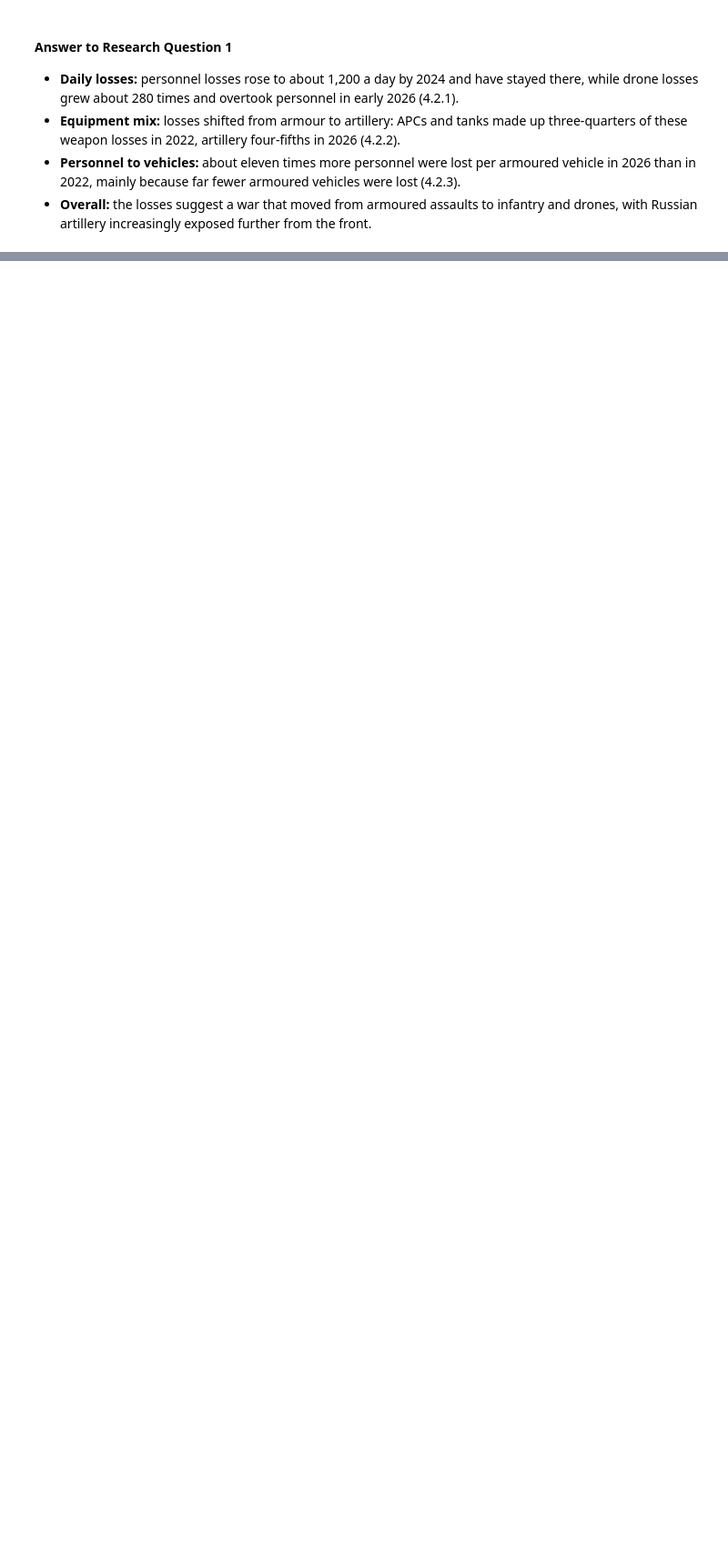
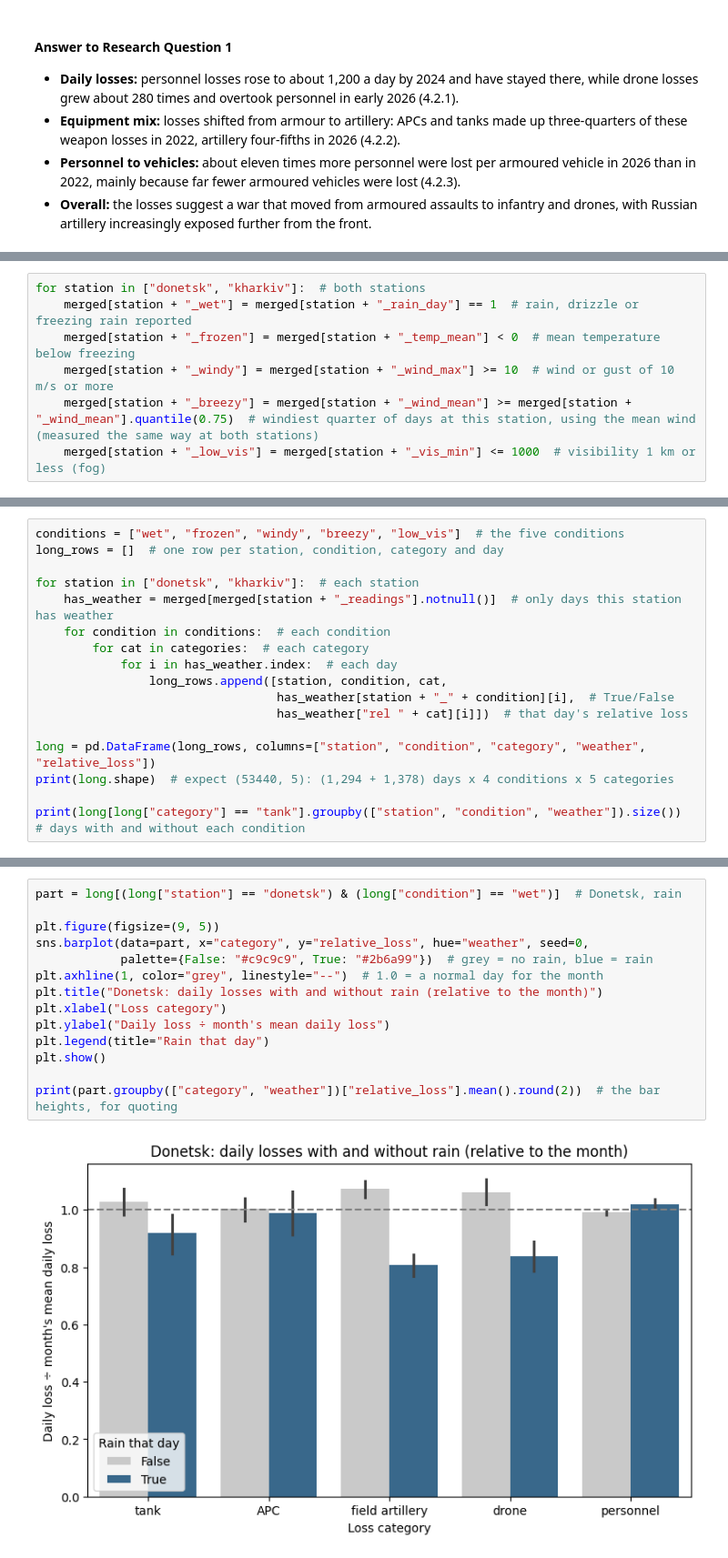
Before and after one commit to ABROCK1516/Ukraine-Losses-Weather, a Jupyter notebook: Ukraine_Losses_Weather.ipynb, the cells around one changed output, grey strips where cells are left out. Shown at 91% size. Saved outputs shown, nothing was run; the diff lists cells and outputs as text; blank space fills up the shorter version.

```diff
--- a/Ukraine_Losses_Weather.ipynb
+++ b/Ukraine_Losses_Weather.ipynb
@@ -2507,0 +2568,7 @@ dtype: float64
+# %%
+for station in ["donetsk", "kharkiv"]:  # both stations
+    merged[station + "_wet"] = merged[station + "_rain_day"] == 1  # rain, drizzle or freezing rain reported
+    merged[station + "_frozen"] = merged[station + "_temp_mean"] < 0  # mean temperature below freezing
+    merged[station + "_windy"] = merged[station + "_wind_max"] >= 10  # wind or gust of 10 m/s or more
+    merged[station + "_breezy"] = merged[station + "_wind_mean"] >= merged[station + "_wind_mean"].quantile(0.75)  # windiest quarter of days at this station, using the mean wind (measured the same way at both stations)
+    merged[station + "_low_vis"] = merged[station + "_vis_min"] <= 1000  # visibility 1 km or less (fog)
@@ -2507,0 +2577,17 @@ dtype: float64
+# %%
+conditions = ["wet", "frozen", "windy", "breezy", "low_vis"]  # the five conditions
+long_rows = []  # one row per station, condition, category and day
+
+for station in ["donetsk", "kharkiv"]:  # each station
+    has_weather = merged[merged[station + "_readings"].notnull()]  # only days this station has weather
+    for condition in conditions:  # each condition
+        for cat in categories:  # each category
+            for i in has_weather.index:  # each day
+                long_rows.append([station, condition, cat,
+                                  has_weather[station + "_" + condition][i],  # True/False
+                                  has_weather["rel " + cat][i]])  # that day's relative loss
+
+long = pd.DataFrame(long_rows, columns=["station", "condition", "category", "weather", "relative_loss"])
+print(long.shape)  # expect (53440, 5): (1,294 + 1,378) days x 4 conditions x 5 categories
+
+print(long[long["category"] == "tank"].groupby(["station", "condition", "weather"]).size())  # days with and without each condition
@@ -2507,0 +2615,16 @@ dtype: float64
+# %%
+part = long[(long["station"] == "donetsk") & (long["condition"] == "wet")]  # Donetsk, rain
+
+plt.figure(figsize=(9, 5))
+sns.barplot(data=part, x="category", y="relative_loss", hue="weather", seed=0,
+            palette={False: "#c9c9c9", True: "#2b6a99"})  # grey = no rain, blue = rain
+plt.axhline(1, color="grey", linestyle="--")  # 1.0 = a normal day for the month
+plt.title("Donetsk: daily losses with and without rain (relative to the month)")
+plt.xlabel("Loss category")
+plt.ylabel("Daily loss ÷ month's mean daily loss")
+plt.legend(title="Rain that day")
+plt.show()
+
+print(part.groupby(["category", "weather"])["relative_loss"].mean().round(2))  # the bar heights, for quoting
+# %% [output]
+[figure, added]
```
Also changed, not shown: parts of 21 cells of this notebook.
